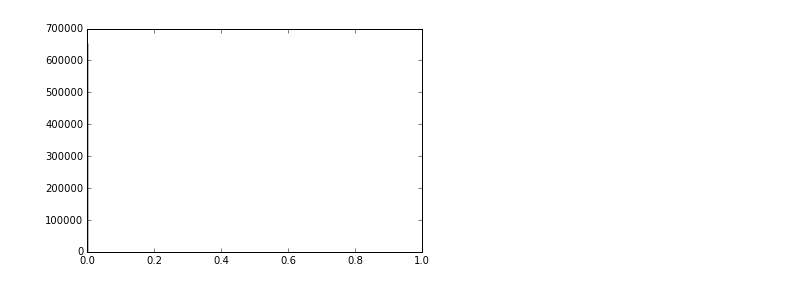
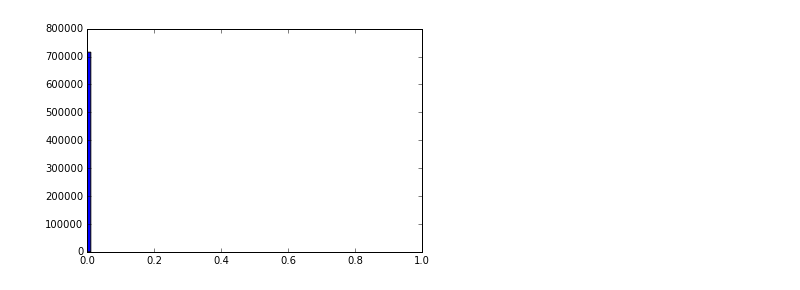
Before and after one commit to Moqri/KnowledgeMap, a Jupyter notebook: analysis/cocite.ipynb, the cells around one changed output. Saved outputs shown, nothing was run; the diff lists cells and outputs as text; code cells hidden in the pictures.

```diff
--- a/analysis/cocite.ipynb
+++ b/analysis/cocite.ipynb
@@ -112,6 +90,6 @@ plt.show()
 # %%
-import numpy as np
+df=pd.read_csv('cocite.csv')
 l=df.weight
-hist=plt.hist(l,1001)
+hist=plt.hist(l,100)
 # %% [output]
-[figure, old version]
+[figure, new version]
```
Also changed, not shown: parts of 9 cells of this notebook, 3 other files.
